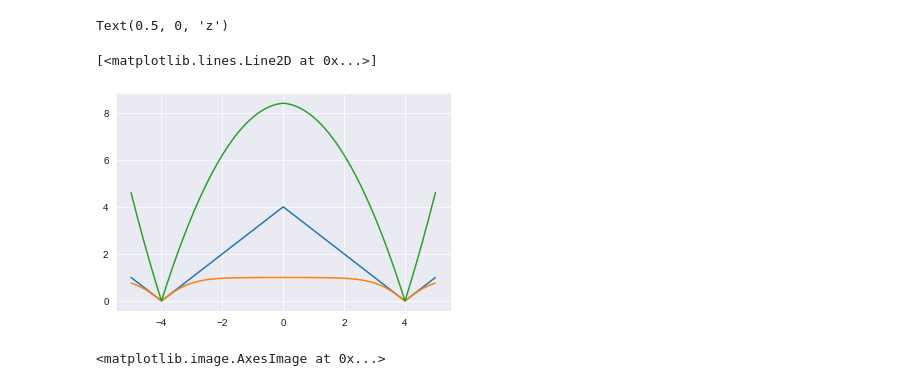
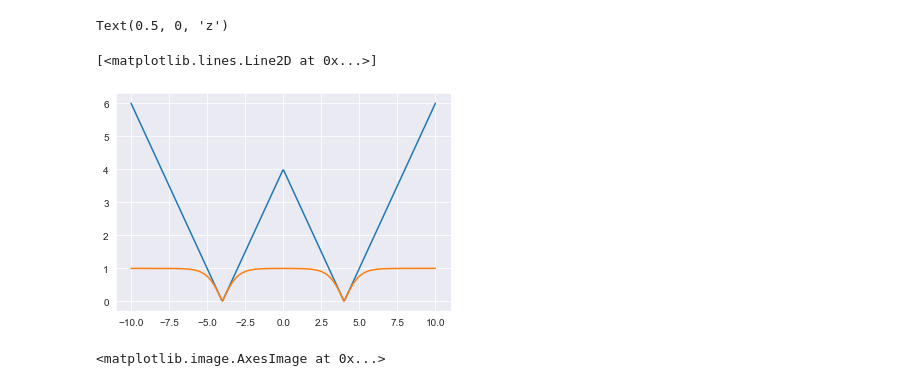
Before and after one commit to fftakumi/MOD2NN, a Jupyter notebook: Faraday/two_dim/util.ipynb, the cells around one changed output. Saved outputs shown, nothing was run; the diff lists cells and outputs as text; code cells hidden in the pictures.

```diff
--- a/Faraday/two_dim/util.ipynb
+++ b/Faraday/two_dim/util.ipynb
@@ -320,14 +320,13 @@ ax.set_zlabel("z")
 Text(0.5, 0, 'z')
 # %%
 a = 4
-x = np.linspace(-5, 5, 400)
+x = np.linspace(-10, 10, 400)
 y = np.abs(a-np.abs(x))
 plt.plot(x, y)
 plt.plot(x, np.abs(np.tanh(a-np.abs(x))))
-plt.plot(x, 0.1*np.abs(a-np.abs(x)) + 0.5*np.abs(a**2-x**2))
 # %% [output]
 [<matplotlib.lines.Line2D at 0x...>]
-[figure, old version]
+[figure, new version]
 # %%
 shape = (100, 100)
 class_num = 10
```
Also changed, not shown: 1 other file.
